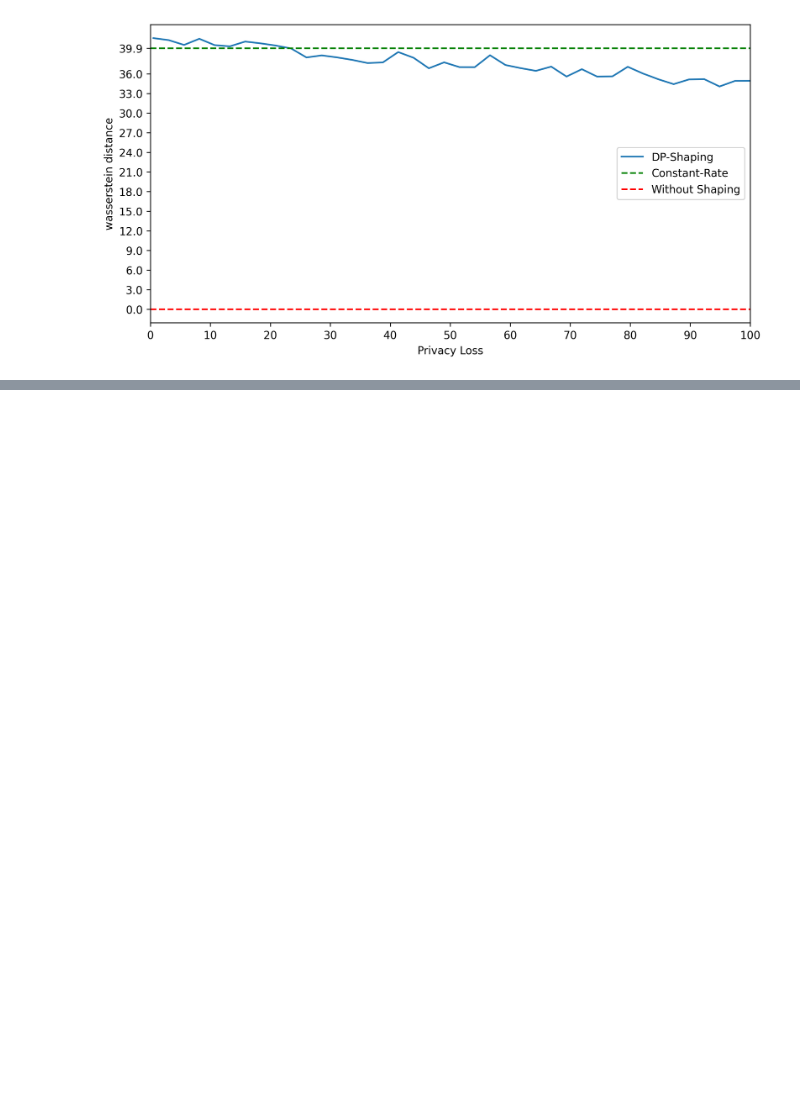
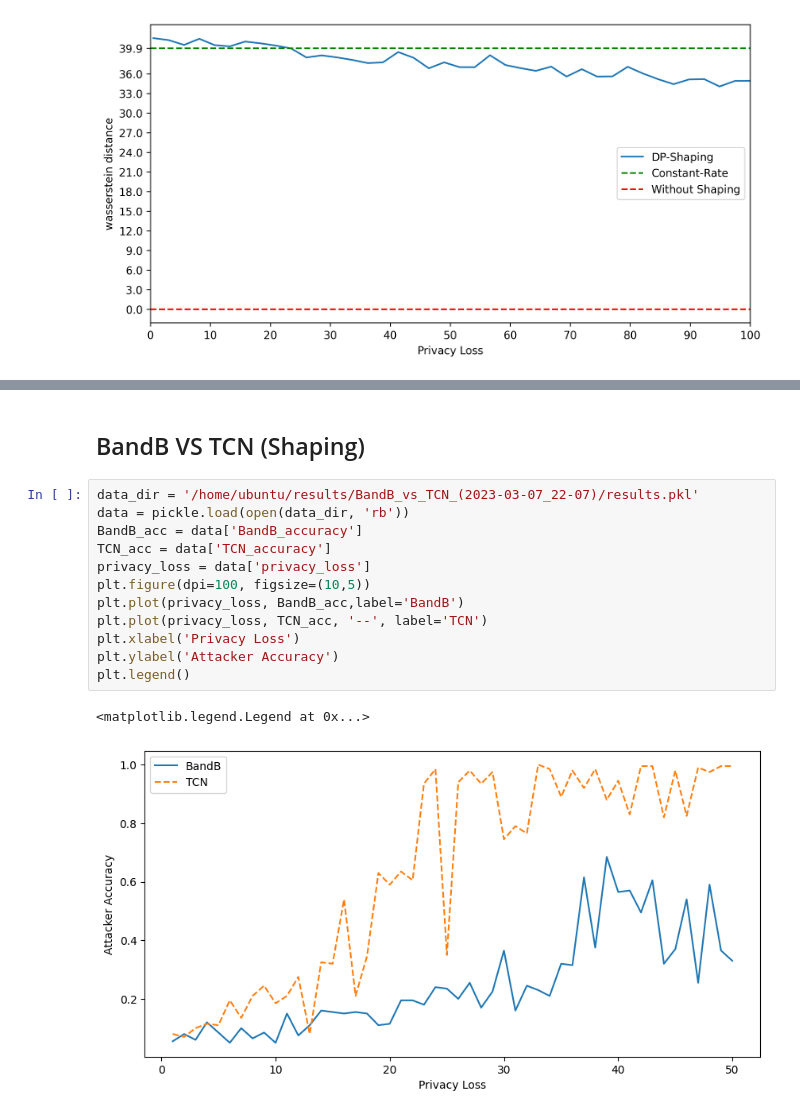
Before and after one commit to ubc-systopia/netshaper, a Jupyter notebook: simulator/plotting.ipynb, the cells around one changed output, grey strips where cells are left out. Drawn from its saved outputs; the diff is of its cells as text; blank space fills up the shorter version.

```diff
--- a/simulator/plotting.ipynb
+++ b/simulator/plotting.ipynb
@@ -98,0 +118,17 @@ plt.legend()
+# %% [markdown]
+## BandB VS TCN (Shaping)
+# %%
+data_dir = '/home/ubuntu/results/BandB_vs_TCN_(2023-03-07_22-07)/results.pkl'
+data = pickle.load(open(data_dir, 'rb'))
+BandB_acc = data['BandB_accuracy']
+TCN_acc = data['TCN_accuracy']
+privacy_loss = data['privacy_loss']
+plt.figure(dpi=100, figsize=(10,5))
+plt.plot(privacy_loss, BandB_acc,label='BandB')
+plt.plot(privacy_loss, TCN_acc, '--', label='TCN')
+plt.xlabel('Privacy Loss')
+plt.ylabel('Attacker Accuracy')
+plt.legend()
+# %% [output]
+<matplotlib.legend.Legend at 0x...>
+[figure, added]
```
Also changed, not shown: parts of 3 cells of this notebook, 12 other files.
